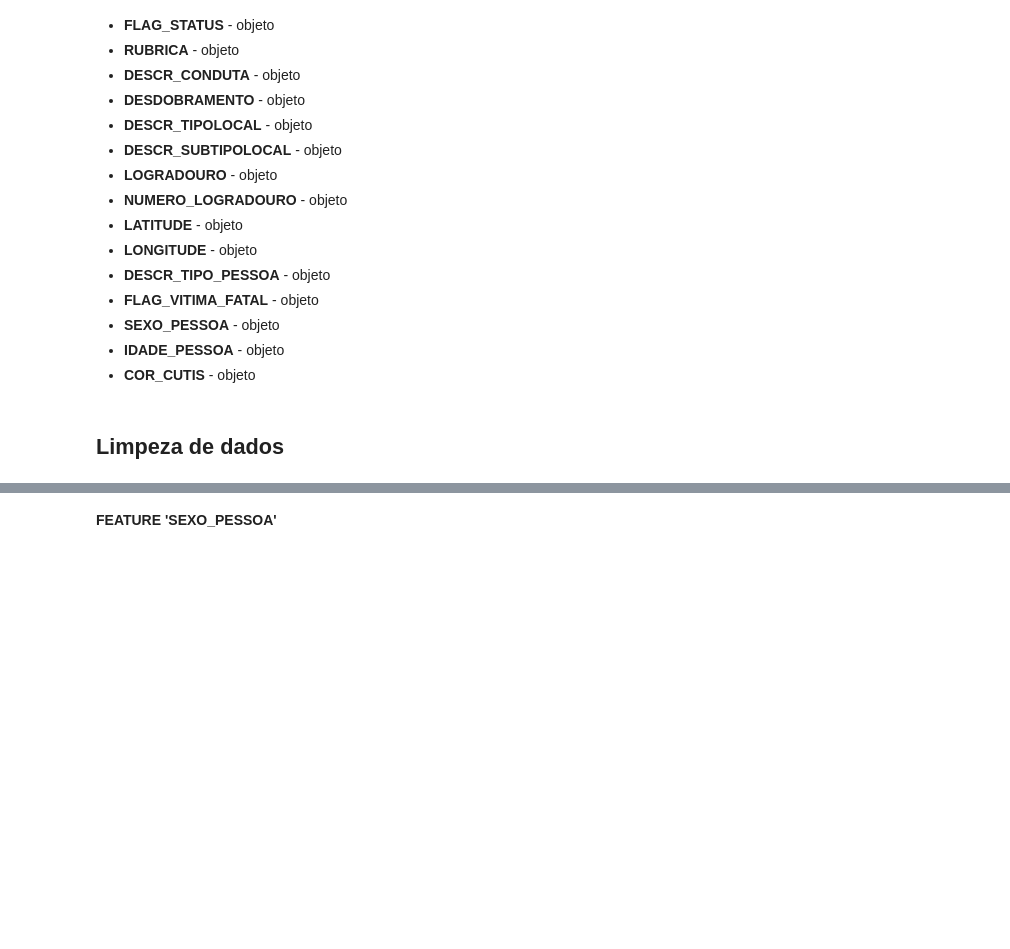
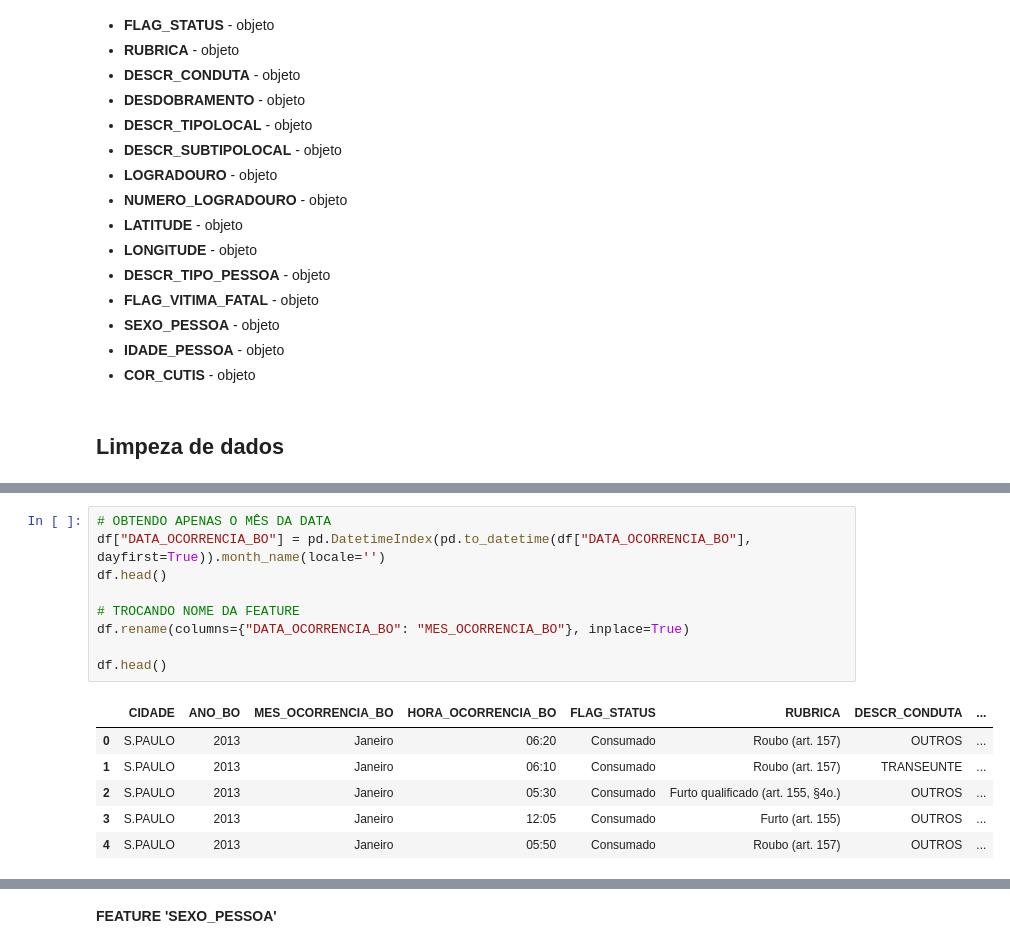
Before and after one commit to PedroHJSantos/aed_projeto_1, a Jupyter notebook: template.ipynb, the cells around one changed output, grey strips where cells are left out. Drawn from its saved outputs; the diff is of its cells as text; blank space fills up the shorter version.

```diff
--- a/template.ipynb
+++ b/template.ipynb
@@ -161,0 +181,16 @@ df.head()
+# %%
+# OBTENDO APENAS O MÊS DA DATA
+df["DATA_OCORRENCIA_BO"] = pd.DatetimeIndex(pd.to_datetime(df["DATA_OCORRENCIA_BO"], dayfirst=True)).month_name(locale='')
+df.head()
+
+# TROCANDO NOME DA FEATURE
+df.rename(columns={"DATA_OCORRENCIA_BO": "MES_OCORRENCIA_BO"}, inplace=True)
+
+df.head()
+# %% [output]
+|  | CIDADE | ANO_BO | MES_OCORRENCIA_BO | HORA_OCORRENCIA_BO | FLAG_STATUS | RUBRICA | DESCR_CONDUTA | ... |
+| 0 | S.PAULO | 2013 | Janeiro | 06:20 | Consumado | Roubo (art. 157) | OUTROS | ... |
+| 1 | S.PAULO | 2013 | Janeiro | 06:10 | Consumado | Roubo (art. 157) | TRANSEUNTE | ... |
+| 2 | S.PAULO | 2013 | Janeiro | 05:30 | Consumado | Furto qualificado (art. 155, §4o.) | OUTROS | ... |
+| 3 | S.PAULO | 2013 | Janeiro | 12:05 | Consumado | Furto (art. 155) | OUTROS | ... |
+| 4 | S.PAULO | 2013 | Janeiro | 05:50 | Consumado | Roubo (art. 157) | OUTROS | ... |
```
Also changed, not shown: parts of 13 cells of this notebook.
